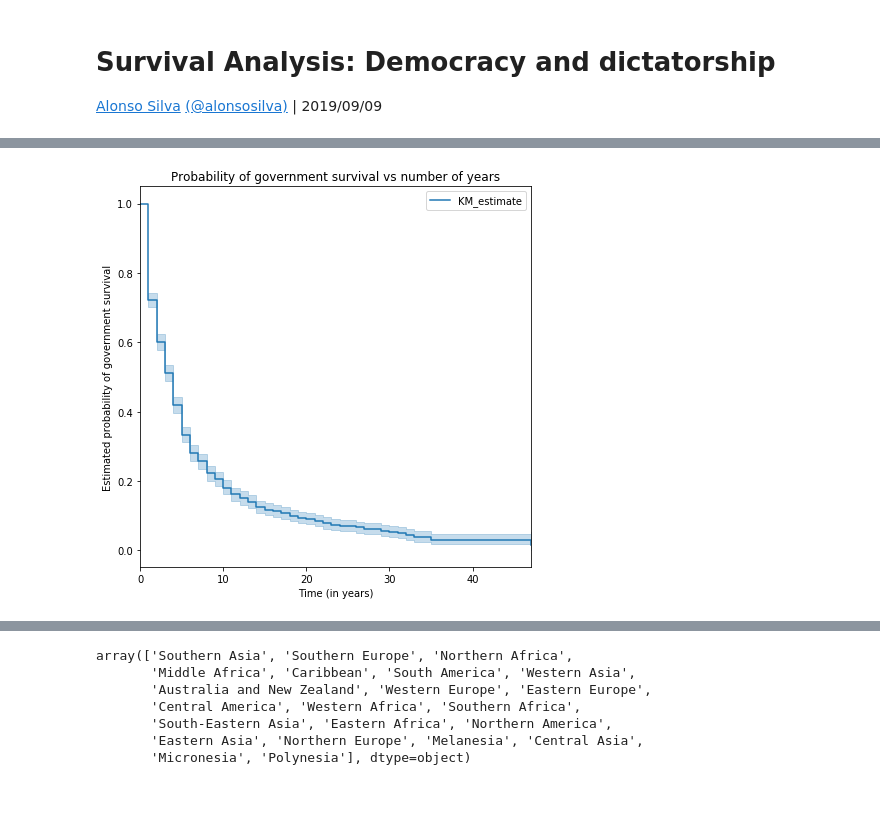
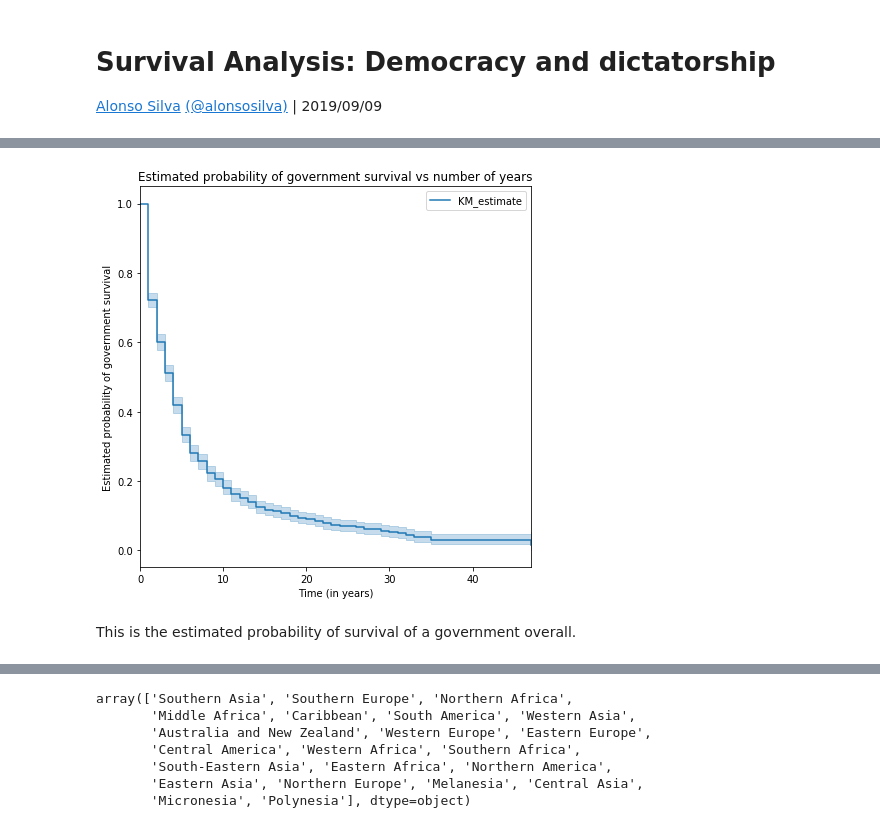
Before and after one commit to alonsosilvaallende/Survival_Analysis, a Jupyter notebook: Democracy_and_Dictatorship.ipynb, the cells around one changed output, grey strips where cells are left out. Cells and saved outputs as stored; diff of their text form; code cells hidden in the pictures; blank space fills up the shorter version.

```diff
--- a/Democracy_and_Dictatorship.ipynb
+++ b/Democracy_and_Dictatorship.ipynb
@@ -71,13 +97,15 @@ C = df['observed']
 # %%
 from lifelines import KaplanMeierFitter
 kmf = KaplanMeierFitter()
 kmf.fit(T,C)
 plt.figure(figsize=(7,7))
 ax = plt.subplot(111)
 kmf.plot(ax=ax)
-plt.title('Probability of government survival vs number of years')
+plt.title('Estimated probability of government survival vs number of years')
 plt.xlabel('Time (in years)')
 plt.ylabel('Estimated probability of government survival')
 plt.show()
 # %% [output]
-[figure, old version]
+[figure, new version]
+# %% [markdown]
+This is the estimated probability of survival of a government overall.
```
Also changed, not shown: parts of 21 cells of this notebook.
